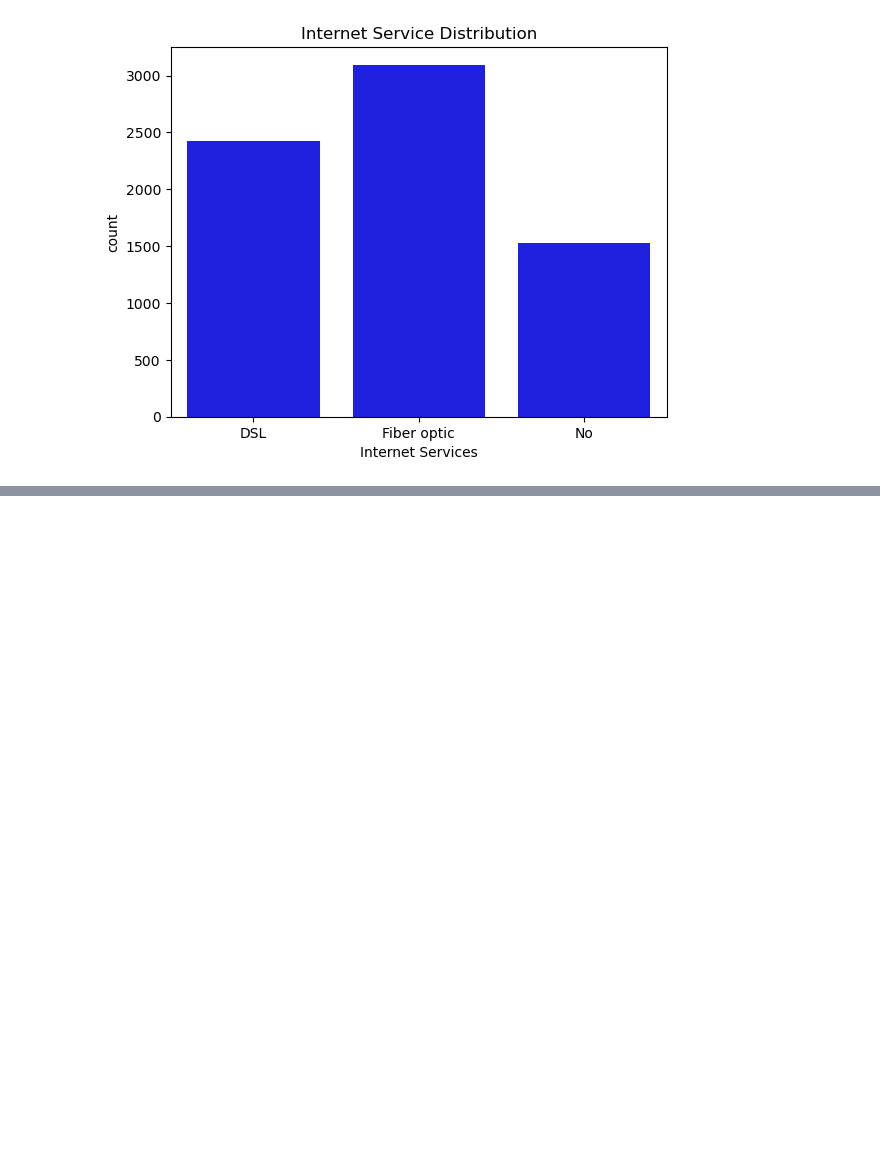
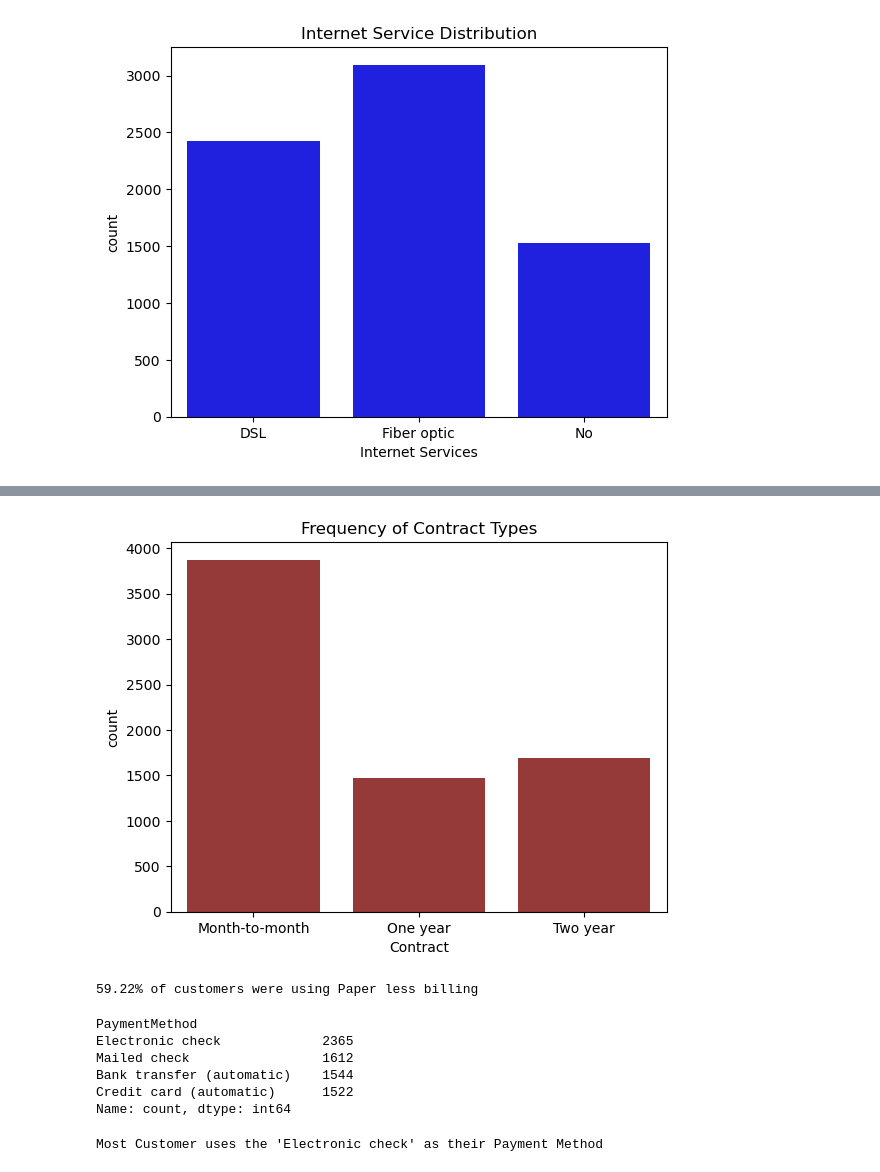
Before and after one commit to himashooo/Telco-Customer-Churn, a Jupyter notebook: Customer_churn.ipynb, the cells around one changed output, grey strips where cells are left out. Drawn from its saved outputs; the diff is of its cells as text; code cells hidden in the pictures; blank space fills up the shorter version.

```diff
--- a/Customer_churn.ipynb
+++ b/Customer_churn.ipynb
@@ -155,0 +185,23 @@ print(f'{((df['InternetService']=='Fiber optic').sum()*100)/len(df):.2f}% of cus
+# %%
+sns.countplot(data=df,x='Contract',color='brown')
+plt.title('Frequency of Contract Types')
+plt.show()
+# %% [output]
+[figure, added]
+# %%
+print(f'{(df['PaperlessBilling']=='Yes').sum()*100/len(df):.2f}% of customers were using Paper less billing')
+# %% [output]
+59.22% of customers were using Paper less billing
+# %%
+df['PaymentMethod'].value_counts()
+# %% [output]
+PaymentMethod
+Electronic check             2365
+Mailed check                 1612
+Bank transfer (automatic)    1544
+Credit card (automatic)      1522
+Name: count, dtype: int64
+# %%
+print(f"Most Customer uses the '{df['PaymentMethod'].value_counts().idxmax()}' as their Payment Method")
+# %% [output]
+Most Customer uses the 'Electronic check' as their Payment Method
```
Also changed, not shown: parts of 10 cells of this notebook.
